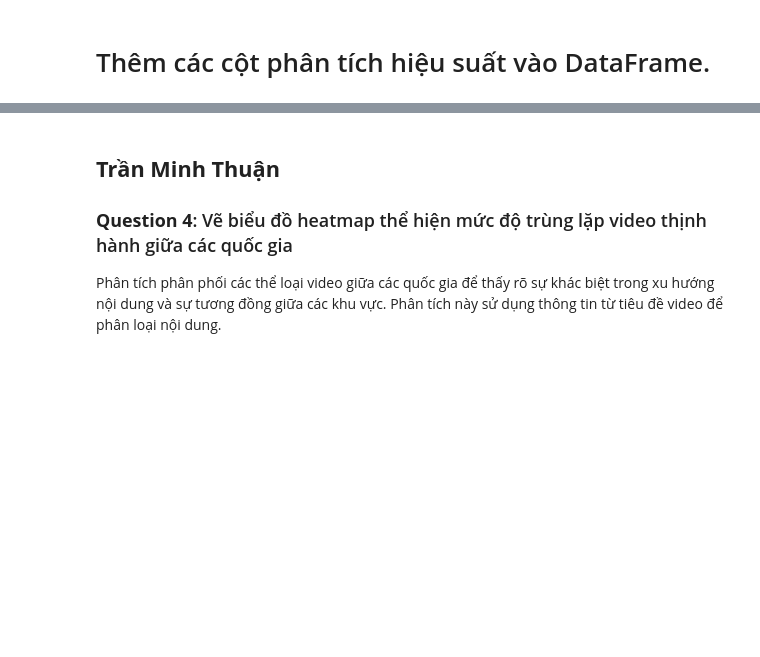
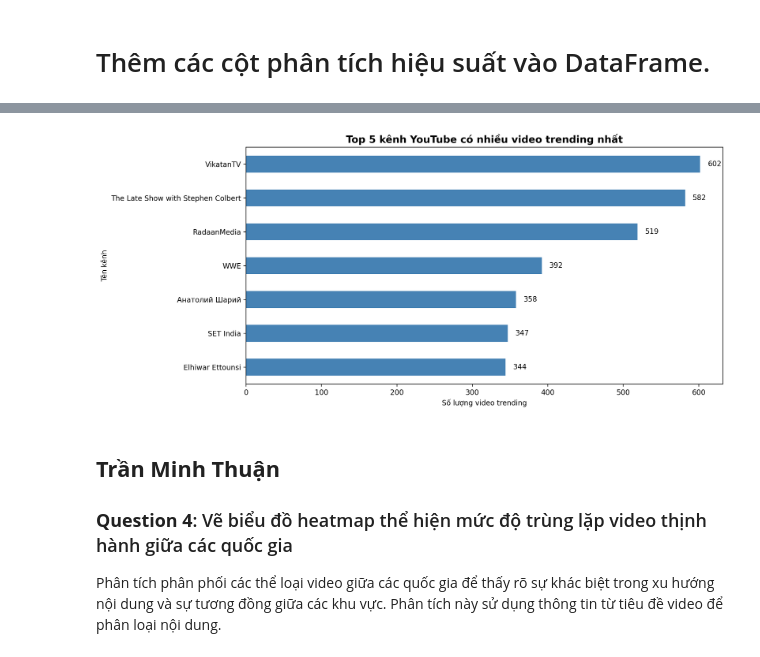
Before and after one commit to YumeSoft/Youtube-Data-Analysis-Project, a Jupyter notebook: Project_DA_cuối_kỳ.ipynb, the cells around one changed output, grey strips where cells are left out. Saved outputs shown, nothing was run; the diff lists cells and outputs as text; code cells hidden in the pictures; blank space fills up the shorter version.

```diff
--- a/Project_DA_cuối_kỳ.ipynb
+++ b/Project_DA_cuối_kỳ.ipynb
@@ -621,18 +674,12 @@ def create_combined_dataset(dataframes):
     """
     print("\n=== 🔄 TẠO DATASET TỔNG HỢP ===")
 
-    if not dataframes:
-        print("✗ Không có dữ liệu để kết hợp")
-        return None
-
     # Kết hợp tất cả DataFrame
     combined_df = pd.concat(dataframes.values(), ignore_index=True)
 
-    print(f"✓ Đã tạo dataset tổng hợp với:")
-    print(f"  - Tổng số bản ghi: {len(combined_df):,}")
-    print(f"  - Số cột: {len(combined_df.columns)}")
-    print(f"  - Số quốc gia: {len(dataframes)}")
-    print(f"  - Kích thước bộ nhớ: {combined_df.memory_usage(deep=True).sum() / 1024**2:.2f} MB")
+    print(f"📊 Số bản ghi trong dataset tổng hợp: {len(combined_df):,}")
+    print(f"📋 Số cột trong dataset tổng hợp: {len(combined_df.columns)}")
+    print(f"💾 Kích thước bộ nhớ: {combined_df.memory_usage(deep=True).sum() / 1024**2:.2f} MB" )
 
     return combined_df
 # %%
@@ -1140,3 +1105,20 @@ CALCULATION COMPLETE!
+# %%
+# Top 5 kênh có nhiều video trending nhất
+top_channels = combined_df['channel_title'].value_counts().head(7)
+
+plt.figure(figsize=(12, 6))
+# [::-1] để đảo ngược thứ tự cột trong biểu đồ ngang
+top_channels[::-1].plot(kind='barh', color='steelblue')
+
+for i, v in enumerate(top_channels[::-1]):
+    plt.text(v + 10, i, f'{v:,}', color='black', va='center', fontsize=10)
+
+plt.title('Top 5 kênh YouTube có nhiều video trending nhất', fontsize=14, fontweight='bold')
+plt.xlabel('Số lượng video trending')
+plt.ylabel('Tên kênh')
+plt.show()
+# %% [output]
+[figure, added]
 # %% [markdown]
 ## **Trần Minh Thuận**
 
```
Also changed, not shown: parts of 70 cells of this notebook.
